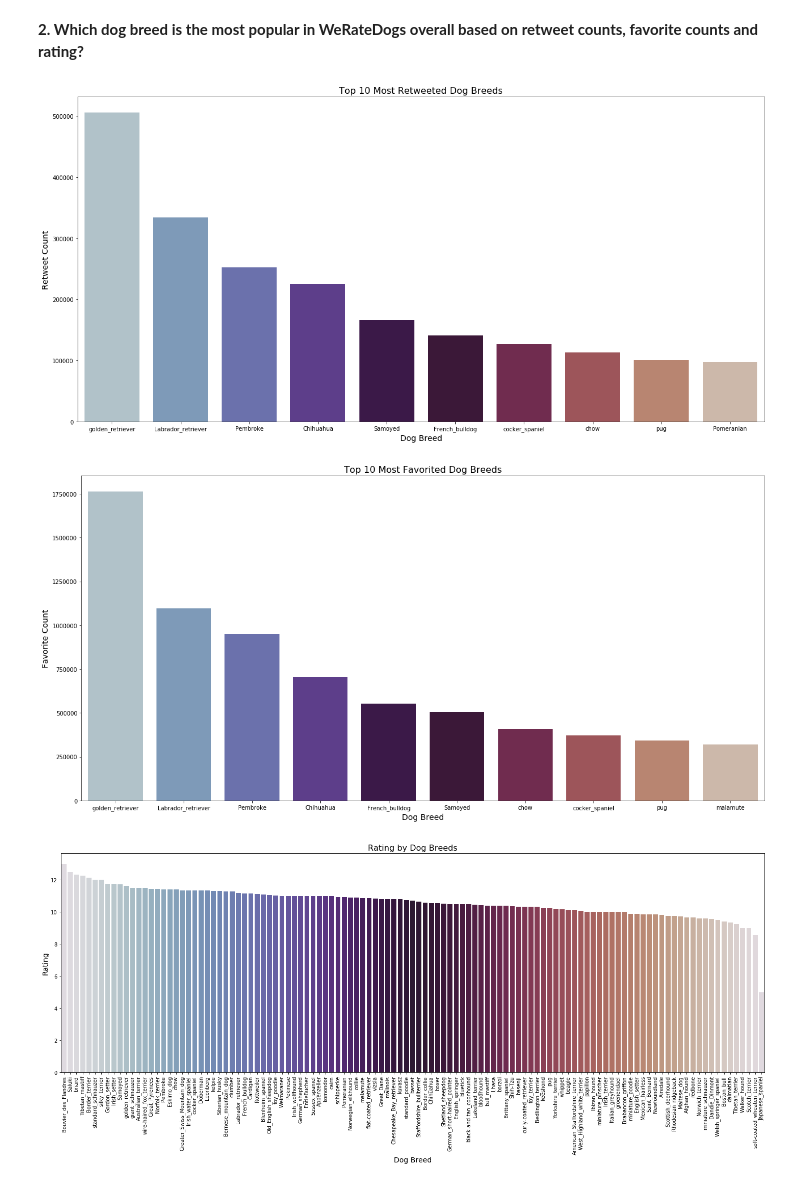
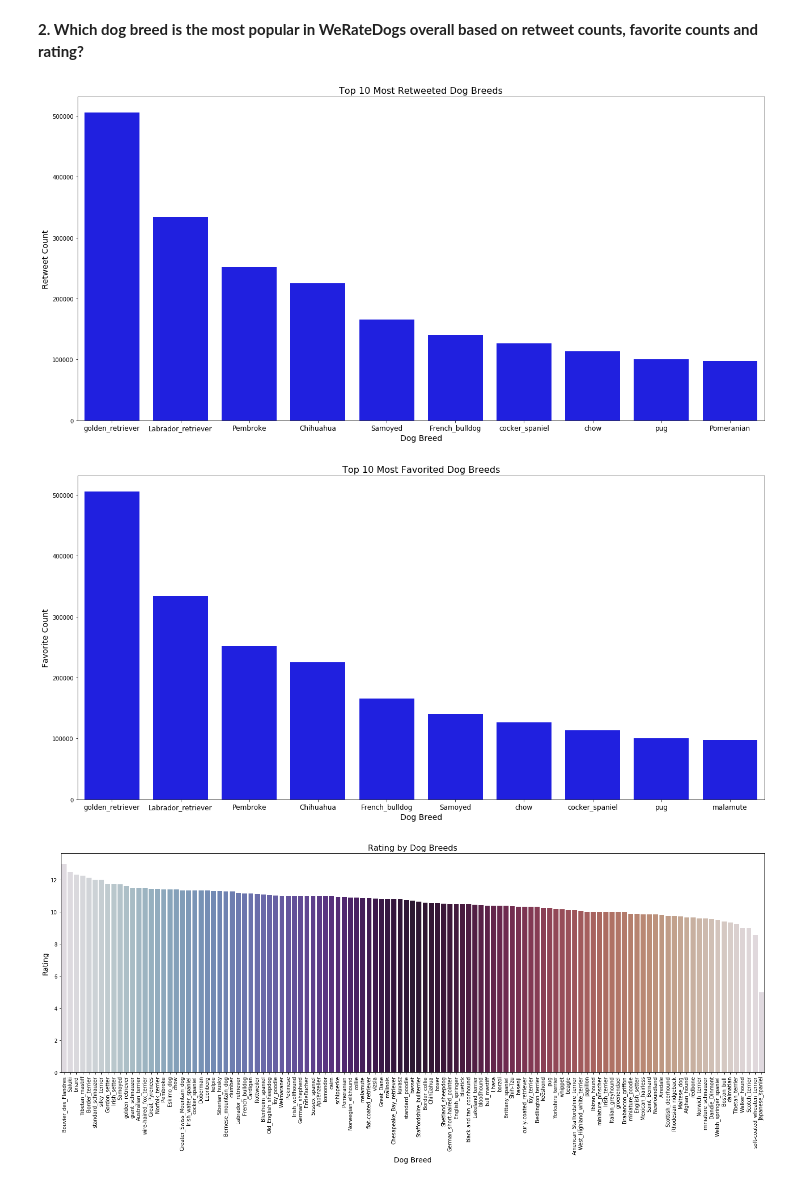
Before and after one commit to weichong-ong/Twitter_Account_Data_Wrangling, a Jupyter notebook: wrangle_act.ipynb, the cells around one changed output. Saved outputs shown, nothing was run; the diff lists cells and outputs as text; code cells hidden in the pictures.

Commit message:
Improve data-ink ratio of the bar charts

```diff
--- a/wrangle_act.ipynb
+++ b/wrangle_act.ipynb
@@ -943,27 +943,31 @@ top10_retweeted_dog_breed = predicted_dog.groupby('breed')['retweet_count'].sum(
 dog_breed = top10_retweeted_dog_breed.index
 retweet_count = top10_retweeted_dog_breed.values
 fig, ax = plt.subplots(figsize=(18,9))
-ax = sns.barplot(dog_breed, retweet_count, palette = "twilight")
+# ax = sns.barplot(dog_breed, retweet_count, palette = "twilight")
+ax = sns.barplot(dog_breed, retweet_count, color = 'b')
+ax.set_xticklabels(dog_breed, fontsize = 12)
 ax.set_xlabel('Dog Breed', fontsize = 14)
 ax.set_ylabel('Retweet Count', fontsize = 14)
 ax.set_title('Top 10 Most Retweeted Dog Breeds', fontsize = 16)
 plt.tight_layout()
 plt.show()
 # %% [output]
-[figure, old version]
+[figure, new version]
 # %%
 top10_favorited_dog_breed = predicted_dog.groupby('breed')['favorite_count'].sum().sort_values(ascending = False).iloc[:10]
 dog_breed = top10_favorited_dog_breed.index
 favorite_count = top10_favorited_dog_breed.values
 fig, ax = plt.subplots(figsize=(18,9))
-ax = sns.barplot(dog_breed, favorite_count, palette = "twilight")
+# ax = sns.barplot(dog_breed, favorite_count, palette = "twilight")
+ax = sns.barplot(dog_breed, retweet_count, color = 'b')
+ax.set_xticklabels(dog_breed, fontsize = 12)
 ax.set_xlabel('Dog Breed', fontsize = 14)
 ax.set_ylabel('Favorite Count', fontsize = 14)
 ax.set_title('Top 10 Most Favorited Dog Breeds', fontsize = 16)
 plt.tight_layout()
 plt.show()
 # %% [output]
-[figure, old version]
+[figure, new version]
 # %%
 rating_dog_breed = predicted_dog.groupby('breed')['rating_numerator'].mean().sort_values(ascending = False)
 dog_breed = rating_dog_breed.index
```
